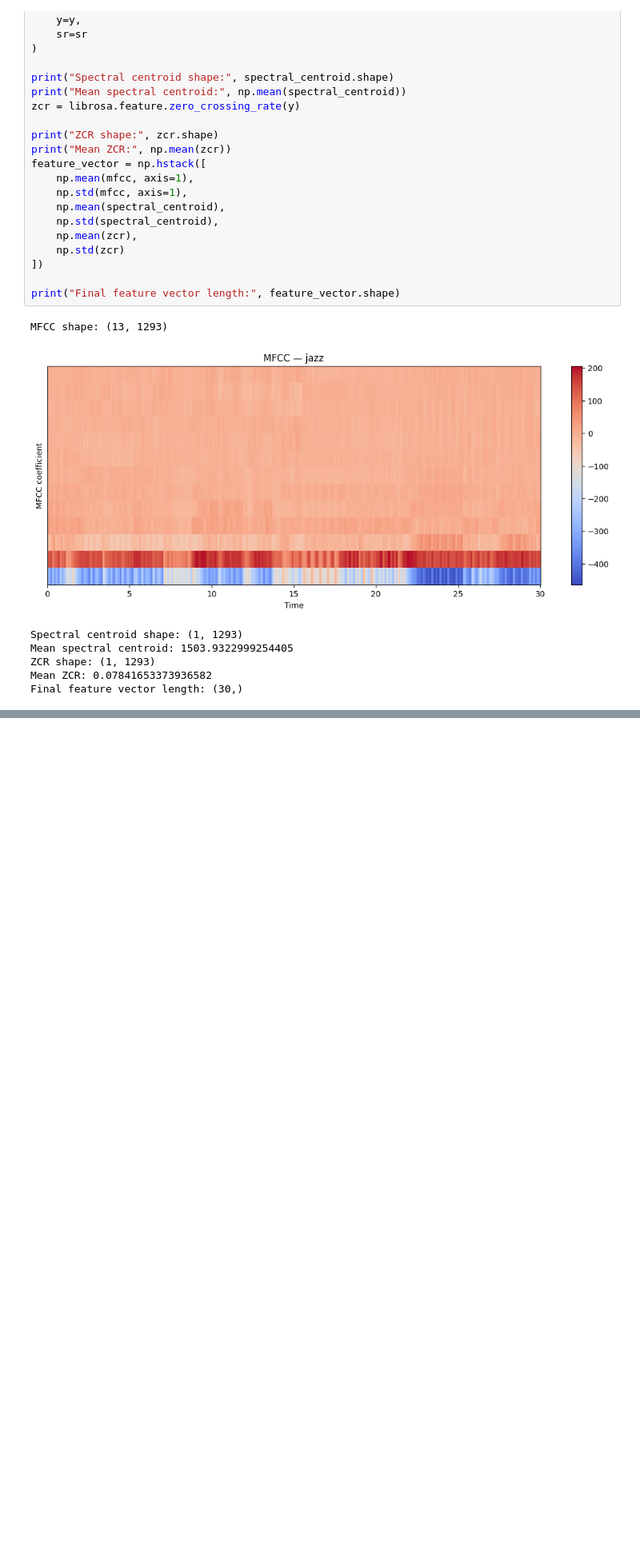
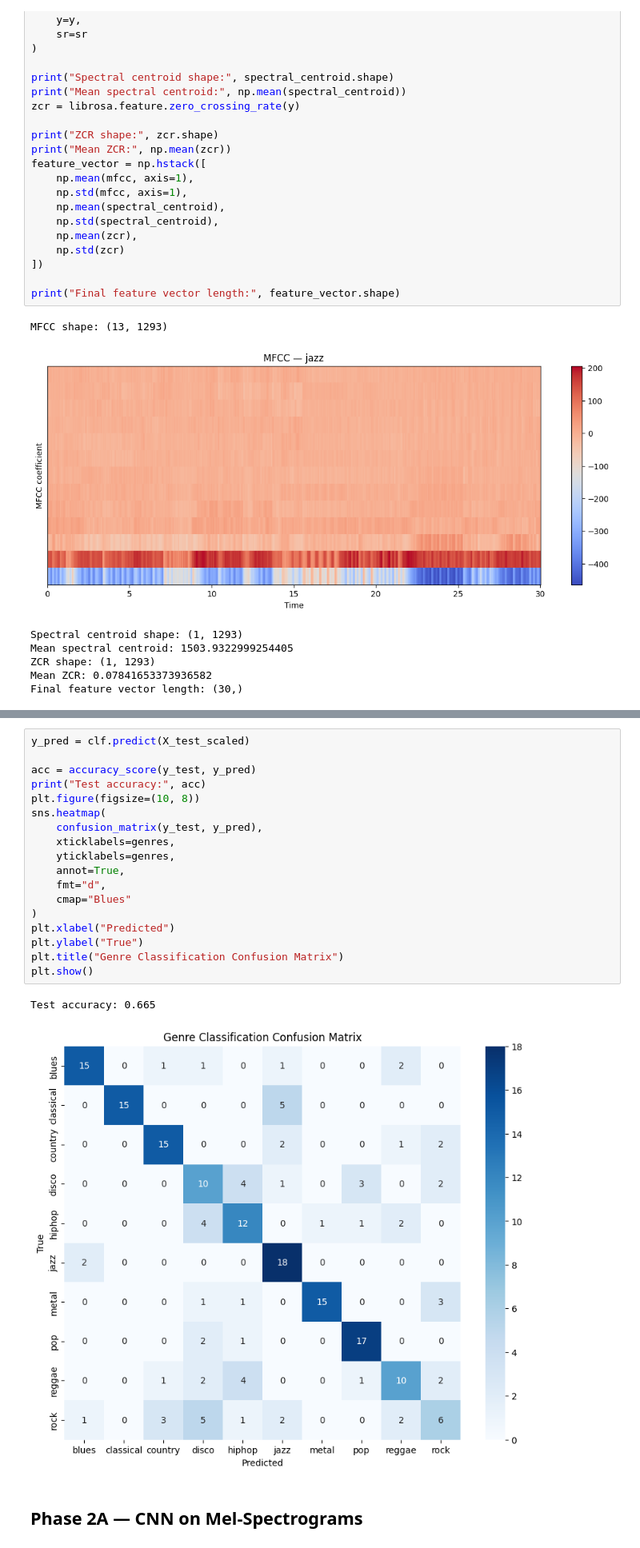
Before and after one commit to alexx99-hs/music-ml-lab, a Jupyter notebook: 01_audio_representation/genre_classification.ipynb, the cells around one changed output, grey strips where cells are left out. Shown at 80% size. Cells and saved outputs as stored; diff of their text form; blank space fills up the shorter version.

```diff
--- a/01_audio_representation/genre_classification.ipynb
+++ b/01_audio_representation/genre_classification.ipynb
@@ -210,0 +357,23 @@ Final feature vector length: (30,)
+# %%
+y_pred = clf.predict(X_test_scaled)
+
+acc = accuracy_score(y_test, y_pred)
+print("Test accuracy:", acc)
+plt.figure(figsize=(10, 8))
+sns.heatmap(
+    confusion_matrix(y_test, y_pred),
+    xticklabels=genres,
+    yticklabels=genres,
+    annot=True,
+    fmt="d",
+    cmap="Blues"
+)
+plt.xlabel("Predicted")
+plt.ylabel("True")
+plt.title("Genre Classification Confusion Matrix")
+plt.show()
+# %% [output]
+Test accuracy: 0.665
+[figure, added]
+# %% [markdown]
+## Phase 2A — CNN on Mel-Spectrograms
```
Also changed, not shown: parts of 10 cells of this notebook.
